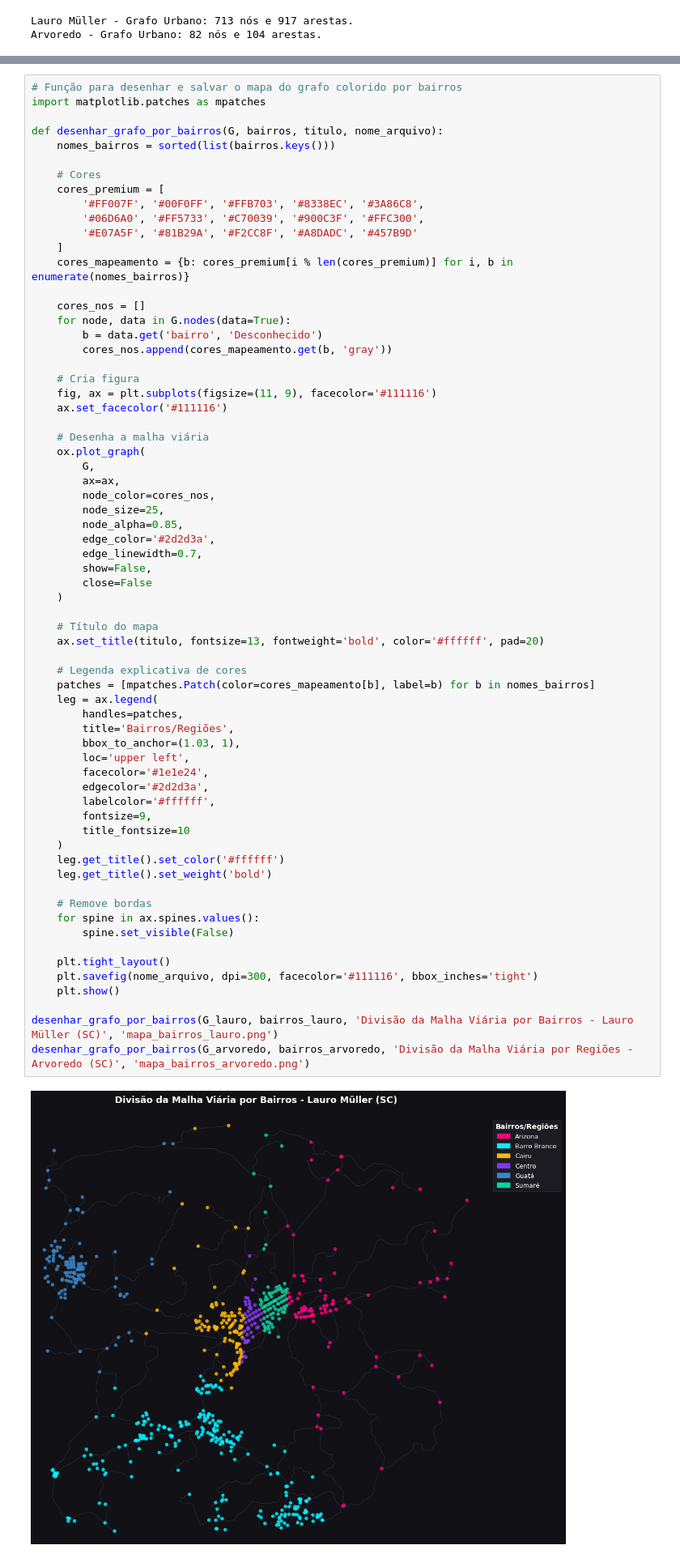
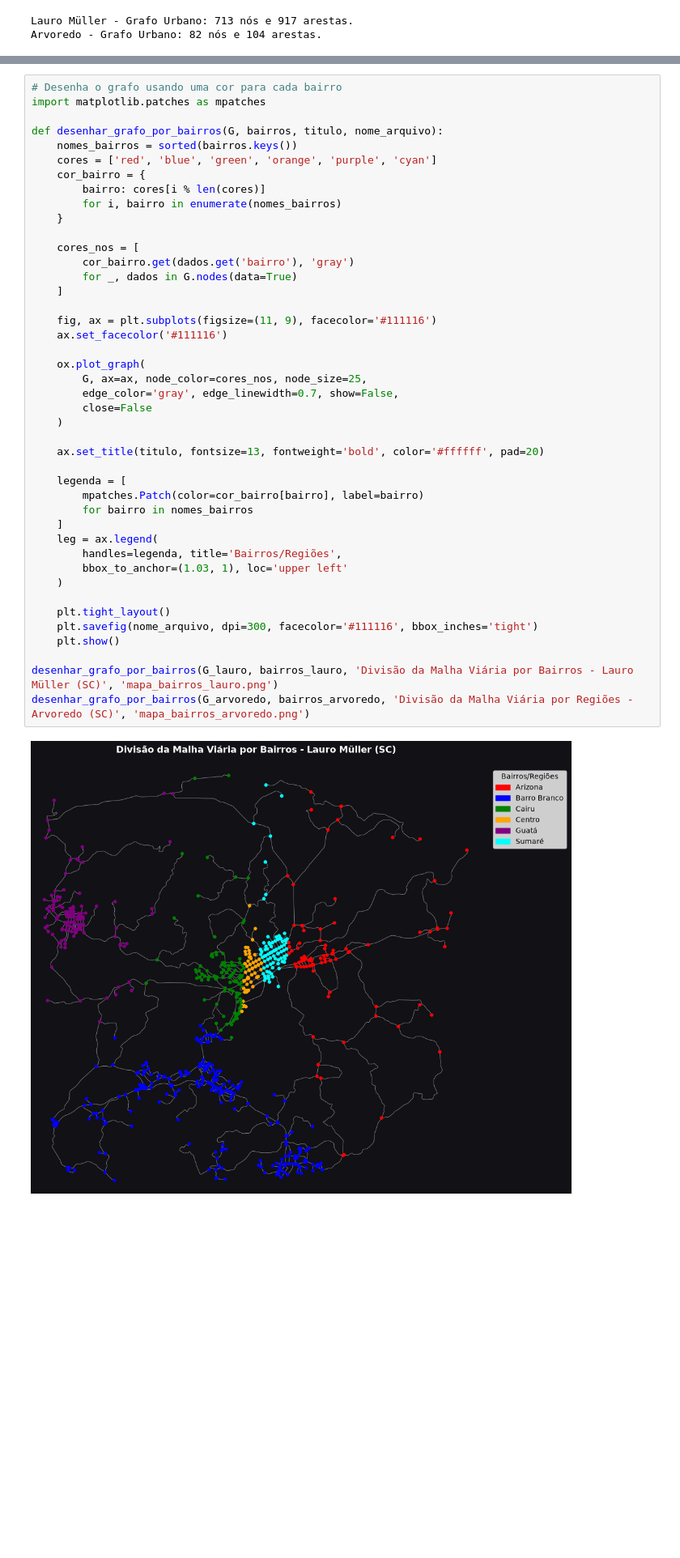
Before and after one commit to Jcvanz/trabalho_teoria_grafos_pt2, a Jupyter notebook: trabalho_grafos_parte2.ipynb, the cells around one changed output, grey strips where cells are left out. Shown at 81% size. Saved outputs shown, nothing was run; the diff lists cells and outputs as text; blank space fills up the shorter version.

```diff
--- a/trabalho_grafos_parte2.ipynb
+++ b/trabalho_grafos_parte2.ipynb
@@ -123,70 +117,47 @@ Name: count, dtype: int64
 
 Para analisar visualmente a divisão territorial, geraremos mapas colorindo os nós da malha viária com base no bairro ou região a que foram atribuídos. Cada cor no grafo representa uma divisão territorial associada ao seu respectivo centro.
 # %%
-# Função para desenhar e salvar o mapa do grafo colorido por bairros
+# Desenha o grafo usando uma cor para cada bairro
 import matplotlib.patches as mpatches
 
 def desenhar_grafo_por_bairros(G, bairros, titulo, nome_arquivo):
-    nomes_bairros = sorted(list(bairros.keys()))
+    nomes_bairros = sorted(bairros.keys())
+    cores = ['red', 'blue', 'green', 'orange', 'purple', 'cyan']
+    cor_bairro = {
+        bairro: cores[i % len(cores)]
+        for i, bairro in enumerate(nomes_bairros)
+    }
 
-    # Cores
-    cores_premium = [
-        '#FF007F', '#00F0FF', '#FFB703', '#8338EC', '#3A86C8',
-        '#06D6A0', '#FF5733', '#C70039', '#900C3F', '#FFC300',
-        '#E07A5F', '#81B29A', '#F2CC8F', '#A8DADC', '#457B9D'
+    cores_nos = [
+        cor_bairro.get(dados.get('bairro'), 'gray')
+        for _, dados in G.nodes(data=True)
     ]
-    cores_mapeamento = {b: cores_premium[i % len(cores_premium)] for i, b in enumerate(nomes_bairros)}
 
-    cores_nos = []
-    for node, data in G.nodes(data=True):
-        b = data.get('bairro', 'Desconhecido')
-        cores_nos.append(cores_mapeamento.get(b, 'gray'))
-
-    # Cria figura
     fig, ax = plt.subplots(figsize=(11, 9), facecolor='#111116')
     ax.set_facecolor('#111116')
 
-    # Desenha a malha viária
     ox.plot_graph(
-        G,
-        ax=ax,
-        node_color=cores_nos,
-        node_size=25,
-        node_alpha=0.85,
-        edge_color='#2d2d3a',
-        edge_linewidth=0.7,
-        show=False,
+        G, ax=ax, node_color=cores_nos, node_size=25,
+        edge_color='gray', edge_linewidth=0.7, show=False,
         close=False
     )
 
-    # Título do mapa
     ax.set_title(titulo, fontsize=13, fontweight='bold', color='#ffffff', pad=20)
 
-    # Legenda explicativa de cores
-    patches = [mpatches.Patch(color=cores_mapeamento[b], label=b) for b in nomes_bairros]
+    legenda = [
+        mpatches.Patch(color=cor_bairro[bairro], label=bairro)
+        for bairro in nomes_bairros
+    ]
     leg = ax.legend(
-        handles=patches,
-        title='Bairros/Regiões',
-        bbox_to_anchor=(1.03, 1),
-        loc='upper left',
-        facecolor='#1e1e24',
-        edgecolor='#2d2d3a',
-        labelcolor='#ffffff',
-        fontsize=9,
-        title_fontsize=10
+        handles=legenda, title='Bairros/Regiões',
+        bbox_to_anchor=(1.03, 1), loc='upper left'
     )
-    leg.get_title().set_color('#ffffff')
-    leg.get_title().set_weight('bold')
-
-    # Remove bordas
-    for spine in ax.spines.values():
-        spine.set_visible(False)
 
     plt.tight_layout()
     plt.savefig(nome_arquivo, dpi=300, facecolor='#111116', bbox_inches='tight')
     plt.show()
 
 desenhar_grafo_por_bairros(G_lauro, bairros_lauro, 'Divisão da Malha Viária por Bairros - Lauro Müller (SC)', 'mapa_bairros_lauro.png')
 desenhar_grafo_por_bairros(G_arvoredo, bairros_arvoredo, 'Divisão da Malha Viária por Regiões - Arvoredo (SC)', 'mapa_bairros_arvoredo.png')
 # %% [output]
-[figure, old version]
+[figure, new version]
```
Also changed, not shown: parts of 9 cells of this notebook, 7 other files.
